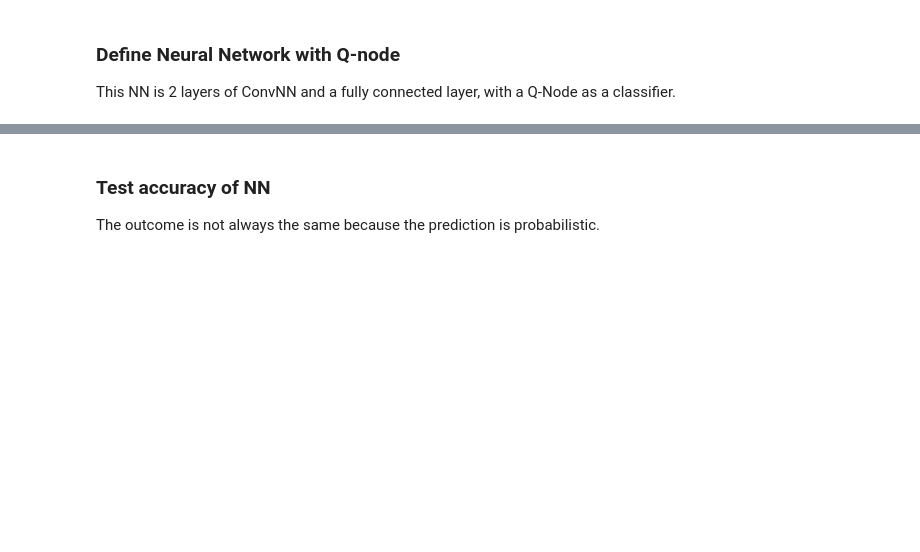
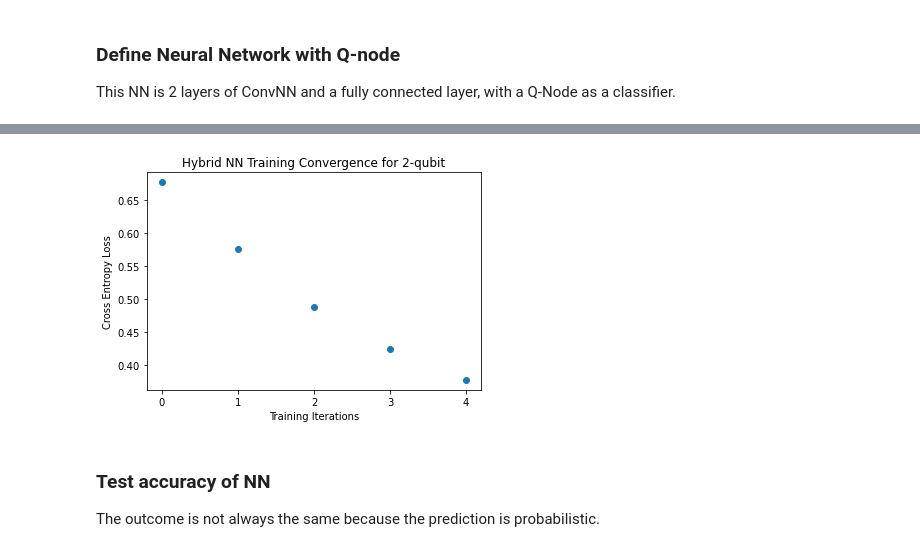
Before and after one commit to qiyaoliang/Quantum-Deep-Learning, a Jupyter notebook: MNIST01-QAOA/mnist01-QAOA.ipynb, the cells around one changed output, grey strips where cells are left out. Drawn from its saved outputs; the diff is of its cells as text; code cells hidden in the pictures; blank space fills up the shorter version.

```diff
--- a/MNIST01-QAOA/mnist01-QAOA.ipynb
+++ b/MNIST01-QAOA/mnist01-QAOA.ipynb
@@ -334,16 +336,19 @@ optimizer = optim.Adam(network.parameters(), lr=0.001)
 # %%
-epochs = 20
+epochs = 5
 loss_list = []
-loss_func = nn.CrossEntropyLoss()
+loss_func = F.nll_loss
 
 for epoch in range(epochs):
     total_loss = []
-    for batch_idx, (data, target) in enumerate(train_loader):
+    for batch_idx, (data, target) in enumerate(tqdm(train_loader, position=0, leave=True)):
 #         print(batch_idx)
+#         target = target.float()
         optimizer.zero_grad()
         # Forward pass
         output = network(data)
         # Calculating loss
+#         print(target)
+#         print(output, target)
         loss = loss_func(output, target)
         # Backward pass
         loss.backward()
@@ -377,9 +369,12 @@ KeyboardInterrupt:
 # %%
-plt.plot(loss_list)
+plt.plot(loss_list, 'o')
+plt.xticks(range(epochs))
 plt.title('Hybrid NN Training Convergence for {}-qubit'.format(NUM_QUBITS))
 plt.xlabel('Training Iterations')
 plt.ylabel('Cross Entropy Loss')
 plt.savefig('Figures/{}-qubit Loss Curve QAOA.jpg'.format(NUM_QUBITS))
+# %% [output]
+[figure, added]
 # %% [markdown]
 ### Test accuracy of NN
 
```
Also changed, not shown: parts of 27 cells of this notebook, 20 other files.
